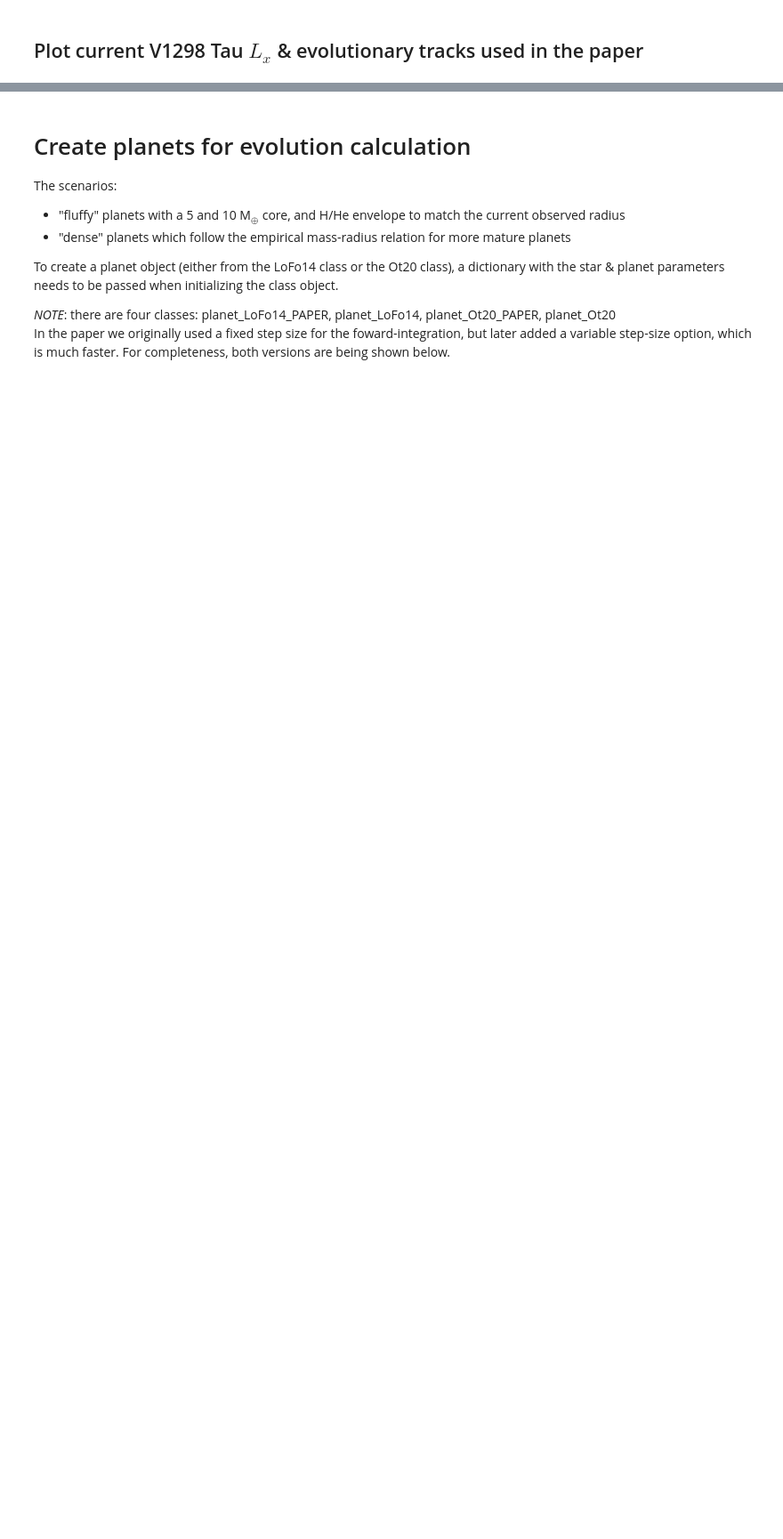
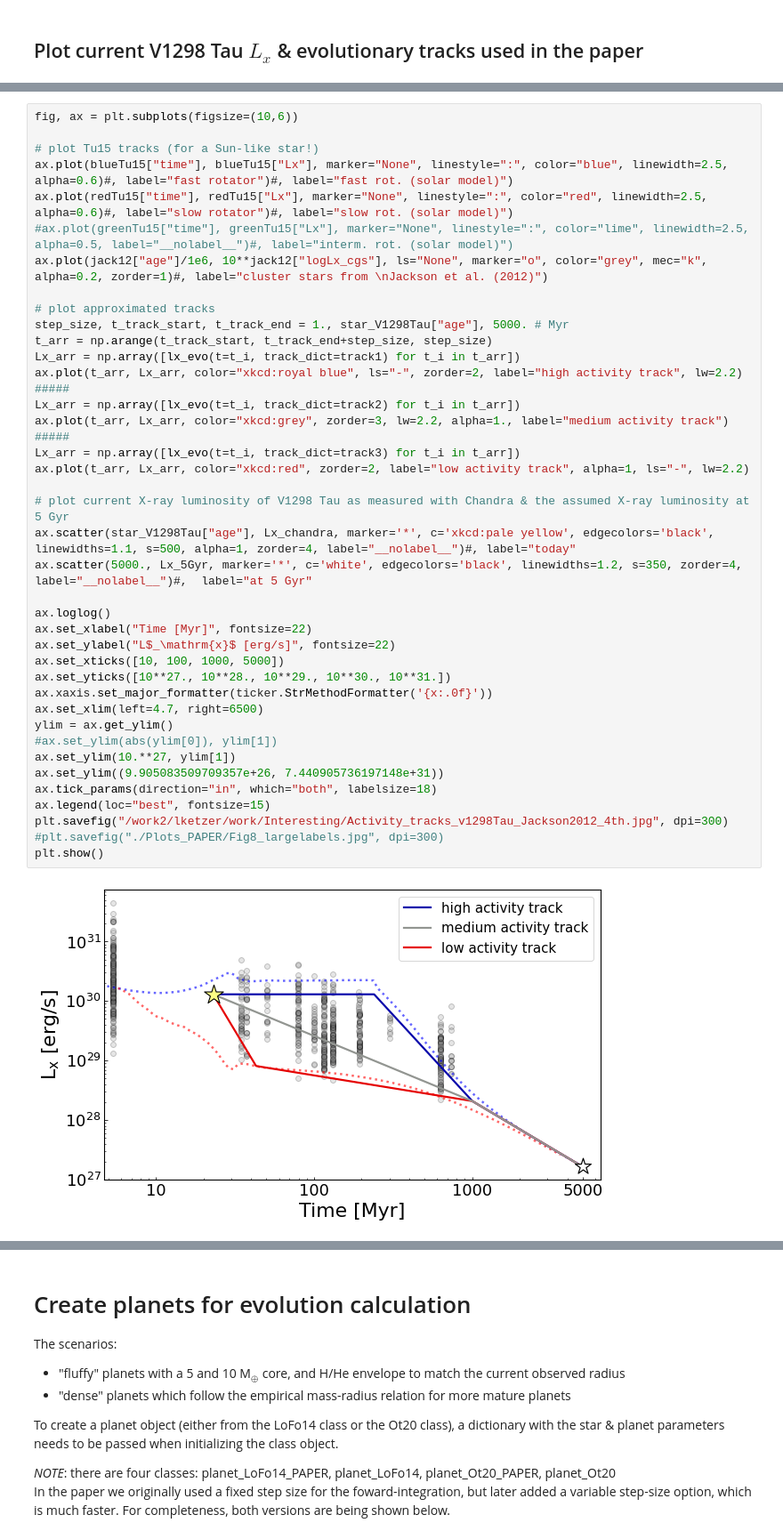
Before and after one commit to lketzer/platypos, a Jupyter notebook: examples/V1298Tau_Paper_Calculations_and_Plots.ipynb, the cells around one changed output, grey strips where cells are left out. Shown: that part at 89% size. Cells and saved outputs as stored; diff of their text form; blank space fills up the shorter version.

```diff
--- a/examples/V1298Tau_Paper_Calculations_and_Plots.ipynb
+++ b/examples/V1298Tau_Paper_Calculations_and_Plots.ipynb
@@ -188,0 +197,43 @@ plt.show()
+# %%
+fig, ax = plt.subplots(figsize=(10,6))
+
+# plot Tu15 tracks (for a Sun-like star!)
+ax.plot(blueTu15["time"], blueTu15["Lx"], marker="None", linestyle=":", color="blue", linewidth=2.5, alpha=0.6)#, label="fast rotator")#, label="fast rot. (solar model)")
+ax.plot(redTu15["time"], redTu15["Lx"], marker="None", linestyle=":", color="red", linewidth=2.5, alpha=0.6)#, label="slow rotator")#, label="slow rot. (solar model)")
+#ax.plot(greenTu15["time"], greenTu15["Lx"], marker="None", linestyle=":", color="lime", linewidth=2.5, alpha=0.5, label="__nolabel__")#, label="interm. rot. (solar model)")
+ax.plot(jack12["age"]/1e6, 10**jack12["logLx_cgs"], ls="None", marker="o", color="grey", mec="k", alpha=0.2, zorder=1)#, label="cluster stars from \nJackson et al. (2012)")
+
+# plot approximated tracks
+step_size, t_track_start, t_track_end = 1., star_V1298Tau["age"], 5000. # Myr
+t_arr = np.arange(t_track_start, t_track_end+step_size, step_size)
+Lx_arr = np.array([lx_evo(t=t_i, track_dict=track1) for t_i in t_arr])
+ax.plot(t_arr, Lx_arr, color="xkcd:royal blue", ls="-", zorder=2, label="high activity track", lw=2.2)
+#####
+Lx_arr = np.array([lx_evo(t=t_i, track_dict=track2) for t_i in t_arr])
+ax.plot(t_arr, Lx_arr, color="xkcd:grey", zorder=3, lw=2.2, alpha=1., label="medium activity track")
+#####
+Lx_arr = np.array([lx_evo(t=t_i, track_dict=track3) for t_i in t_arr])
+ax.plot(t_arr, Lx_arr, color="xkcd:red", zorder=2, label="low activity track", alpha=1, ls="-", lw=2.2)
+
+# plot current X-ray luminosity of V1298 Tau as measured with Chandra & the assumed X-ray luminosity at 5 Gyr
+ax.scatter(star_V1298Tau["age"], Lx_chandra, marker='*', c='xkcd:pale yellow', edgecolors='black', linewidths=1.1, s=500, alpha=1, zorder=4, label="__nolabel__")#, label="today"
+ax.scatter(5000., Lx_5Gyr, marker='*', c='white', edgecolors='black', linewidths=1.2, s=350, zorder=4, label="__nolabel__")#,  label="at 5 Gyr"
+
+ax.loglog()
+ax.set_xlabel("Time [Myr]", fontsize=22)
+ax.set_ylabel("L$_\mathrm{x}$ [erg/s]", fontsize=22)
+ax.set_xticks([10, 100, 1000, 5000])
+ax.set_yticks([10**27., 10**28., 10**29., 10**30., 10**31.])
+ax.xaxis.set_major_formatter(ticker.StrMethodFormatter('{x:.0f}'))
+ax.set_xlim(left=4.7, right=6500)
+ylim = ax.get_ylim()
+#ax.set_ylim(abs(ylim[0]), ylim[1])
+ax.set_ylim(10.**27, ylim[1])
+ax.set_ylim((9.905083509709357e+26, 7.440905736197148e+31))
+ax.tick_params(direction="in", which="both", labelsize=18)
+ax.legend(loc="best", fontsize=15)
+plt.savefig("/work2/lketzer/work/Interesting/Activity_tracks_v1298Tau_Jackson2012_4th.jpg", dpi=300)
+#plt.savefig("./Plots_PAPER/Fig8_largelabels.jpg", dpi=300)
+plt.show()
+# %% [output]
+[figure, added]
```
Also changed, not shown: parts of 4 cells of this notebook.
